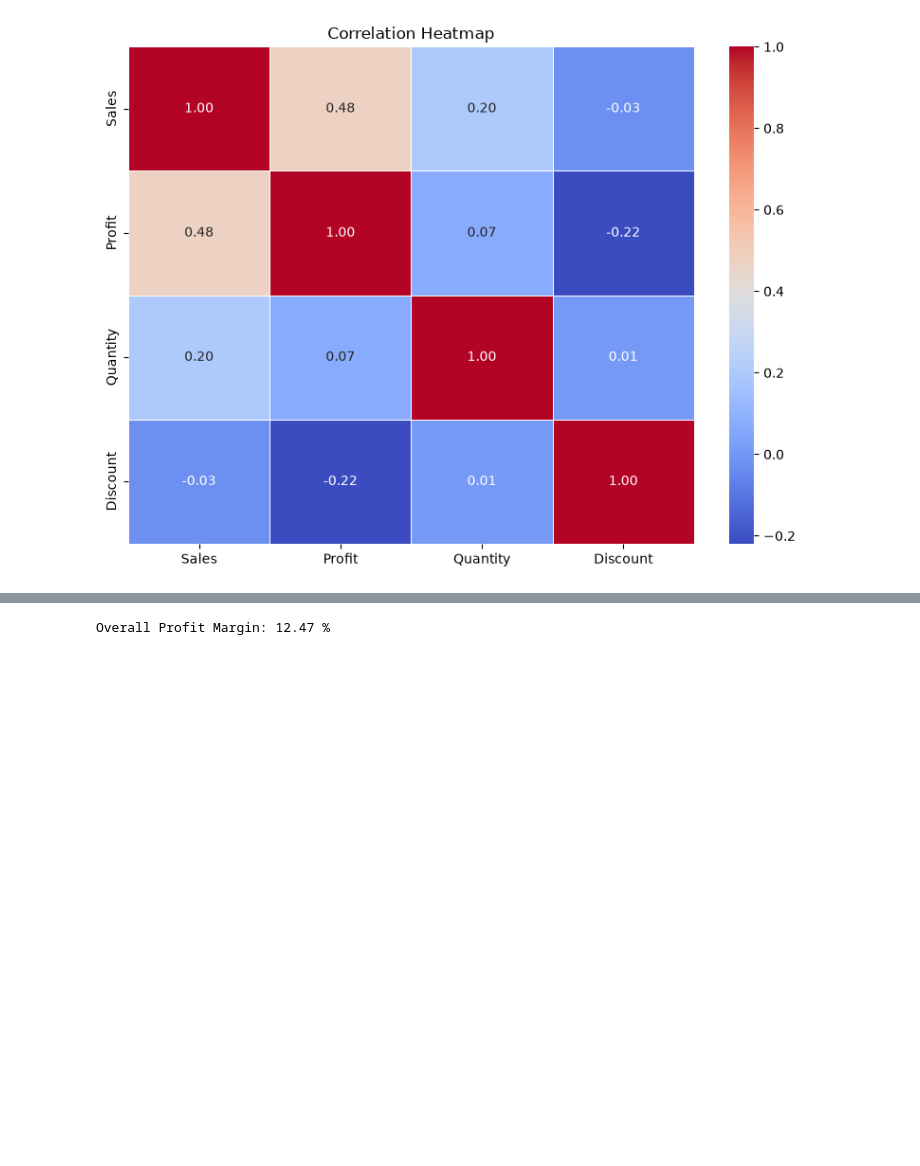
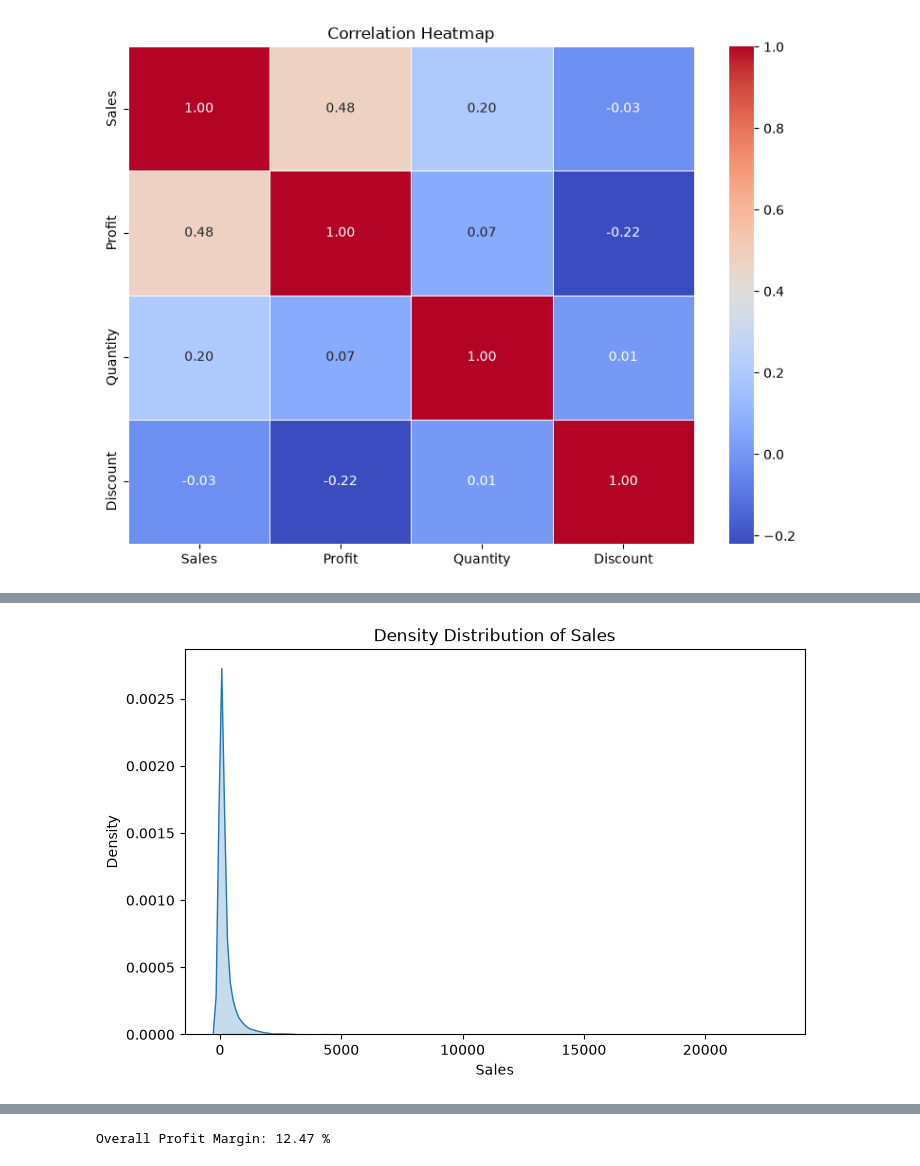
Before and after one commit to btit23see-droid/sales-data-analysis-python, a Jupyter notebook: Notebook/Sales_Data_Analysis.ipynb, the cells around one changed output, grey strips where cells are left out. Drawn from its saved outputs; the diff is of its cells as text; code cells hidden in the pictures; blank space fills up the shorter version.

```diff
--- a/Notebook/Sales_Data_Analysis.ipynb
+++ b/Notebook/Sales_Data_Analysis.ipynb
@@ -612,0 +625,12 @@ Discount -0.028311 -0.219662  0.008678  1.000000
+# %%
+# Density Plot of Sales
+
+plt.figure(figsize=(8, 5))
+sns.kdeplot(df['Sales'], fill=True)
+plt.title('Density Distribution of Sales')
+plt.xlabel('Sales')
+plt.ylabel('Density')
+plt.savefig('../Visualizations/Sales_Density_Plot.png', bbox_inches='tight')
+plt.show()
+# %% [output]
+[figure, added]
```
Also changed, not shown: parts of 8 cells of this notebook.
